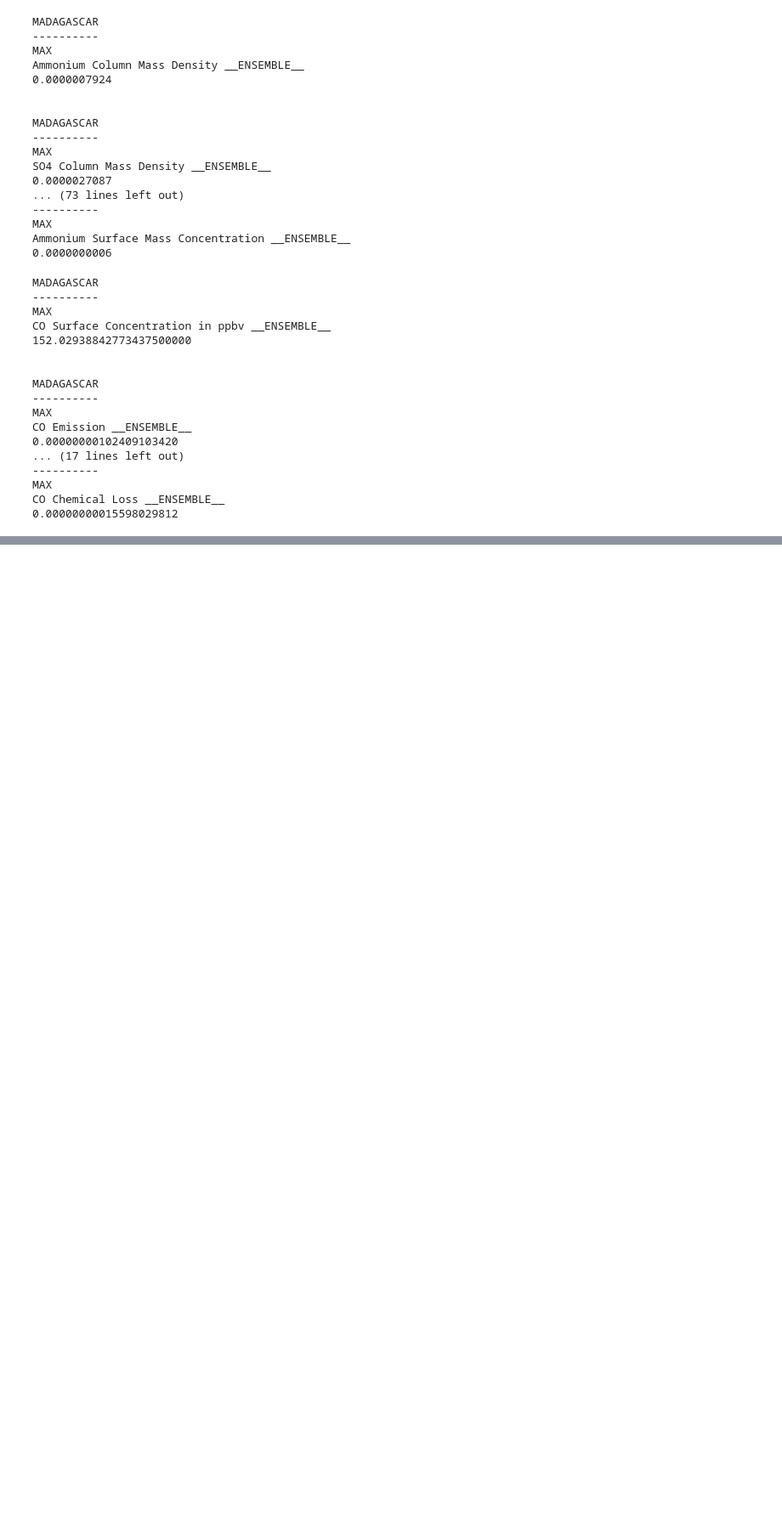
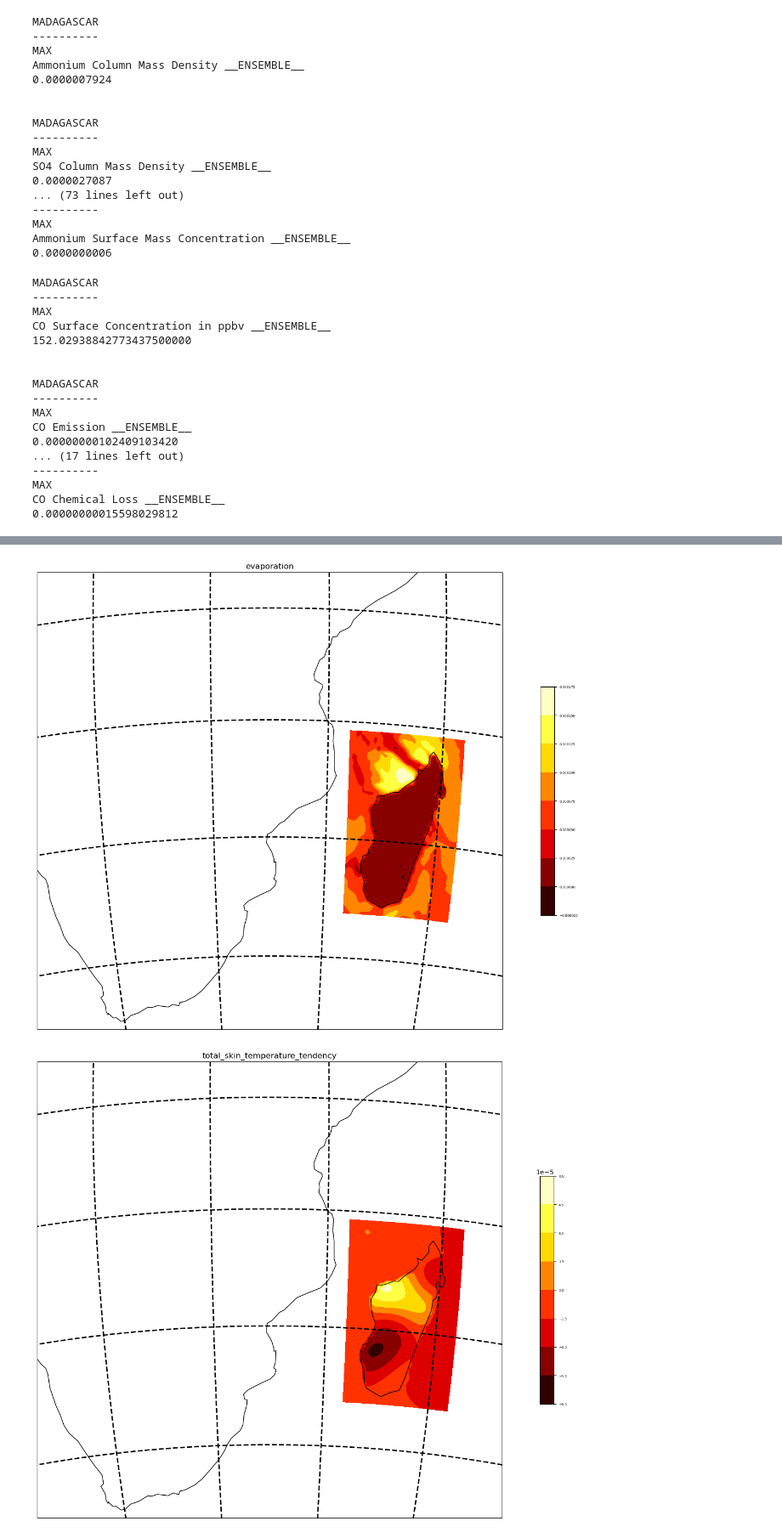
Before and after one commit to sqyber/Datascience, a Jupyter notebook: Madagasgar climate change/madagas_climate.ipynb, the cells around one changed output, grey strips where cells are left out. Shown at 85% size. Saved outputs shown, nothing was run; the diff lists cells and outputs as text; code cells hidden in the pictures; blank space fills up the shorter version.

```diff
--- a/Madagasgar climate change/madagas_climate.ipynb
+++ b/Madagasgar climate change/madagas_climate.ipynb
@@ -543,0 +578,26 @@ plt.show()
+# %%
+# Data 3
+for x_sample_key in DATA_3_KEY_LIST:
+
+
+    figure = plt.figure(figsize=(16,10))
+
+    axis_func = plt.axes(projection=ccrs.Orthographic(central_longitude,central_latitude))
+    axis_func.set_global()
+    axis_func.coastlines(resolution="110m",linewidth=1)
+    axis_func.gridlines(linestyle='--',color='black',linewidth=2)
+
+    axis_func.set_extent(extent_real)
+
+
+    plt.contourf(M3_longitude, M3_latitude, M3_DATA.variables[x_sample_key][0,:,:], transform=ccrs.PlateCarree(),cmap="hot")
+
+    color_bar_func = plt.colorbar(ax=axis_func, orientation="vertical", pad=0.05, aspect=16, shrink=0.5)
+    color_bar_func.ax.tick_params(labelsize=5)
+
+    plt.title(M3_DATA.variables[x_sample_key].long_name)
+    plt.tight_layout()
+    plt.show()
+# %% [output]
+[figure, added]
+[figure, added]
```
Also changed, not shown: parts of 5 cells of this notebook.
